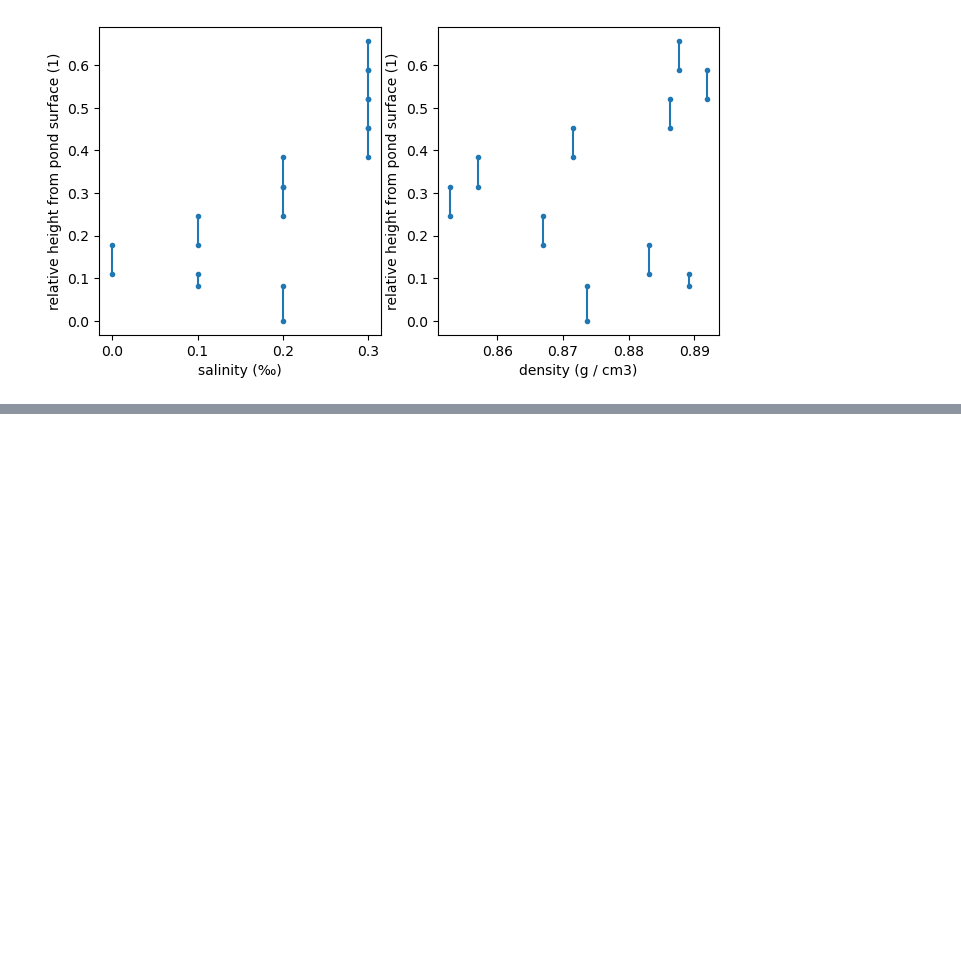
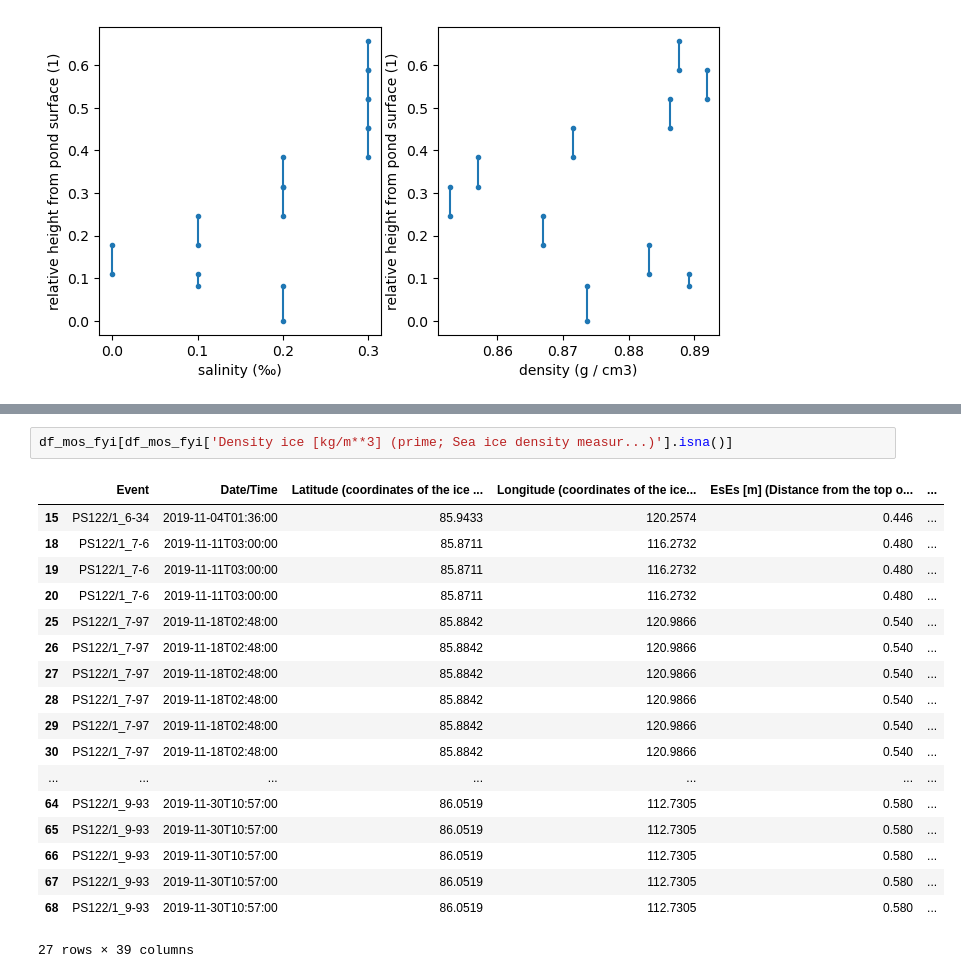
Before and after one commit to davidclemenssewall/contrasts, a Jupyter notebook: contrasts_pond_core_properties.ipynb, the cells around one changed output, grey strips where cells are left out. Cells and saved outputs as stored; diff of their text form; blank space fills up the shorter version.

```diff
--- a/contrasts_pond_core_properties.ipynb
+++ b/contrasts_pond_core_properties.ipynb
@@ -960,0 +1714,21 @@ self.plot_profile(ax, variable, z_ref=z_ref, z_scale=z_scale, kind=kind,
+# %%
+df_mos_fyi[df_mos_fyi['Density ice [kg/m**3] (prime; Sea ice density measur...)'].isna()]
+# %% [output]
+|  | Event | Date/Time | Latitude (coordinates of the ice ... | Longitude (coordinates of the ice... | EsEs [m] (Distance from the top o... | ... |
+| 15 | PS122/1_6-34 | 2019-11-04T01:36:00 | 85.9433 | 120.2574 | 0.446 | ... |
+| 18 | PS122/1_7-6 | 2019-11-11T03:00:00 | 85.8711 | 116.2732 | 0.480 | ... |
+| 19 | PS122/1_7-6 | 2019-11-11T03:00:00 | 85.8711 | 116.2732 | 0.480 | ... |
+| 20 | PS122/1_7-6 | 2019-11-11T03:00:00 | 85.8711 | 116.2732 | 0.480 | ... |
+| 25 | PS122/1_7-97 | 2019-11-18T02:48:00 | 85.8842 | 120.9866 | 0.540 | ... |
+| 26 | PS122/1_7-97 | 2019-11-18T02:48:00 | 85.8842 | 120.9866 | 0.540 | ... |
+| 27 | PS122/1_7-97 | 2019-11-18T02:48:00 | 85.8842 | 120.9866 | 0.540 | ... |
+| 28 | PS122/1_7-97 | 2019-11-18T02:48:00 | 85.8842 | 120.9866 | 0.540 | ... |
+| 29 | PS122/1_7-97 | 2019-11-18T02:48:00 | 85.8842 | 120.9866 | 0.540 | ... |
+| 30 | PS122/1_7-97 | 2019-11-18T02:48:00 | 85.8842 | 120.9866 | 0.540 | ... |
+| ... | ... | ... | ... | ... | ... | ... |
+| 64 | PS122/1_9-93 | 2019-11-30T10:57:00 | 86.0519 | 112.7305 | 0.580 | ... |
+| 65 | PS122/1_9-93 | 2019-11-30T10:57:00 | 86.0519 | 112.7305 | 0.580 | ... |
+| 66 | PS122/1_9-93 | 2019-11-30T10:57:00 | 86.0519 | 112.7305 | 0.580 | ... |
+| 67 | PS122/1_9-93 | 2019-11-30T10:57:00 | 86.0519 | 112.7305 | 0.580 | ... |
+| 68 | PS122/1_9-93 | 2019-11-30T10:57:00 | 86.0519 | 112.7305 | 0.580 | ... |
+27 rows × 39 columns
```
Also changed, not shown: parts of 38 cells of this notebook.
